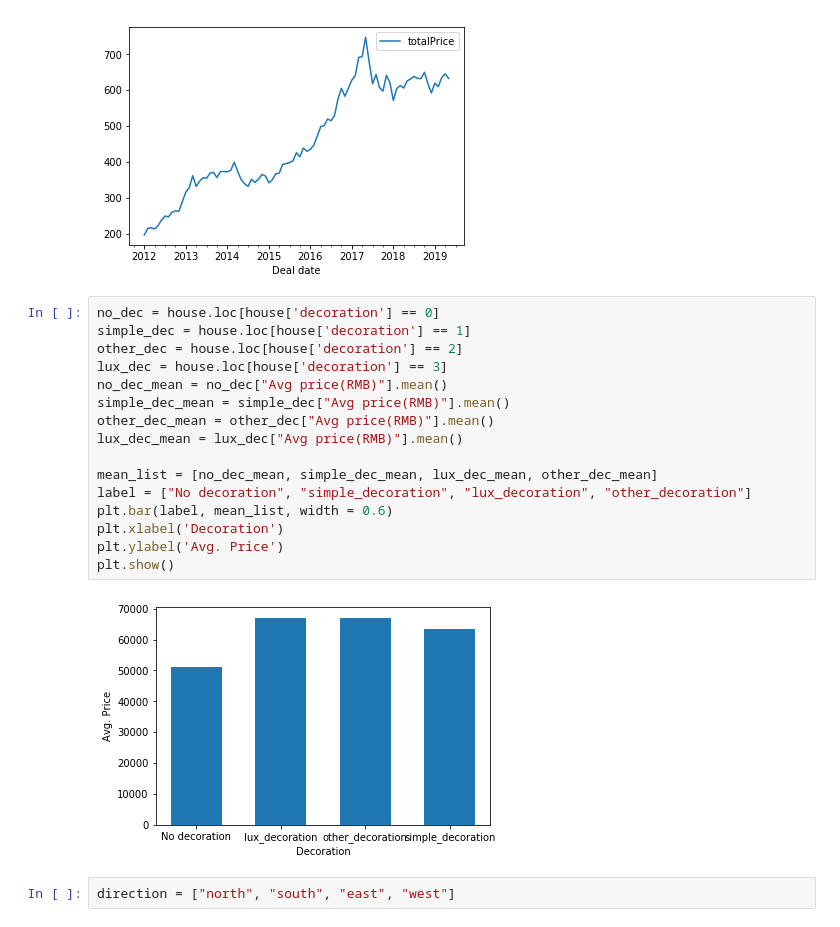
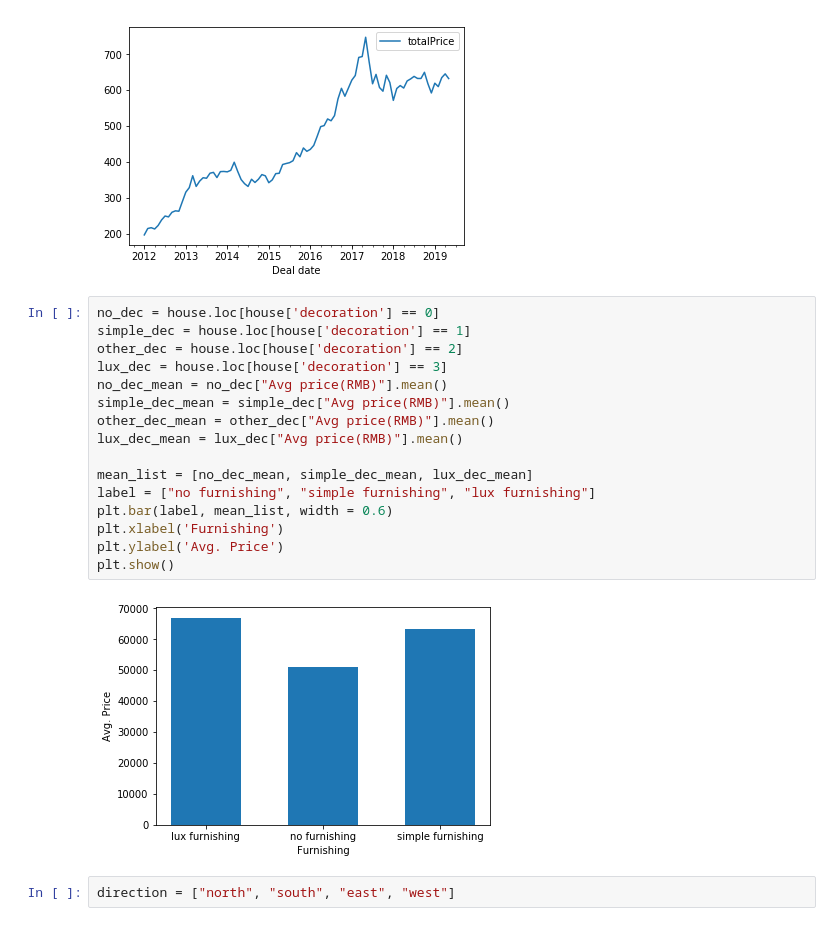
Before and after one commit to ShuweiLeung/ECE-143, a Jupyter notebook: visualization_prediction.ipynb, the cells around one changed output. Cells and saved outputs as stored; diff of their text form.

```diff
--- a/visualization_prediction.ipynb
+++ b/visualization_prediction.ipynb
@@ -129,21 +129,21 @@ plt.show()
 # %%
 no_dec = house.loc[house['decoration'] == 0]
 simple_dec = house.loc[house['decoration'] == 1]
 other_dec = house.loc[house['decoration'] == 2]
 lux_dec = house.loc[house['decoration'] == 3]
 no_dec_mean = no_dec["Avg price(RMB)"].mean()
 simple_dec_mean = simple_dec["Avg price(RMB)"].mean()
 other_dec_mean = other_dec["Avg price(RMB)"].mean()
 lux_dec_mean = lux_dec["Avg price(RMB)"].mean()
 
-mean_list = [no_dec_mean, simple_dec_mean, lux_dec_mean, other_dec_mean]
-label = ["No decoration", "simple_decoration", "lux_decoration", "other_decoration"]
+mean_list = [no_dec_mean, simple_dec_mean, lux_dec_mean]
+label = ["no furnishing", "simple furnishing", "lux furnishing"]
 plt.bar(label, mean_list, width = 0.6)
-plt.xlabel('Decoration')
+plt.xlabel('Furnishing')
 plt.ylabel('Avg. Price')
 plt.show()
 # %% [output]
-[figure, old version]
+[figure, new version]
 # %%
 direction = ["north", "south", "east", "west"]
 # %%
```
Also changed, not shown: parts of 2 cells of this notebook.
